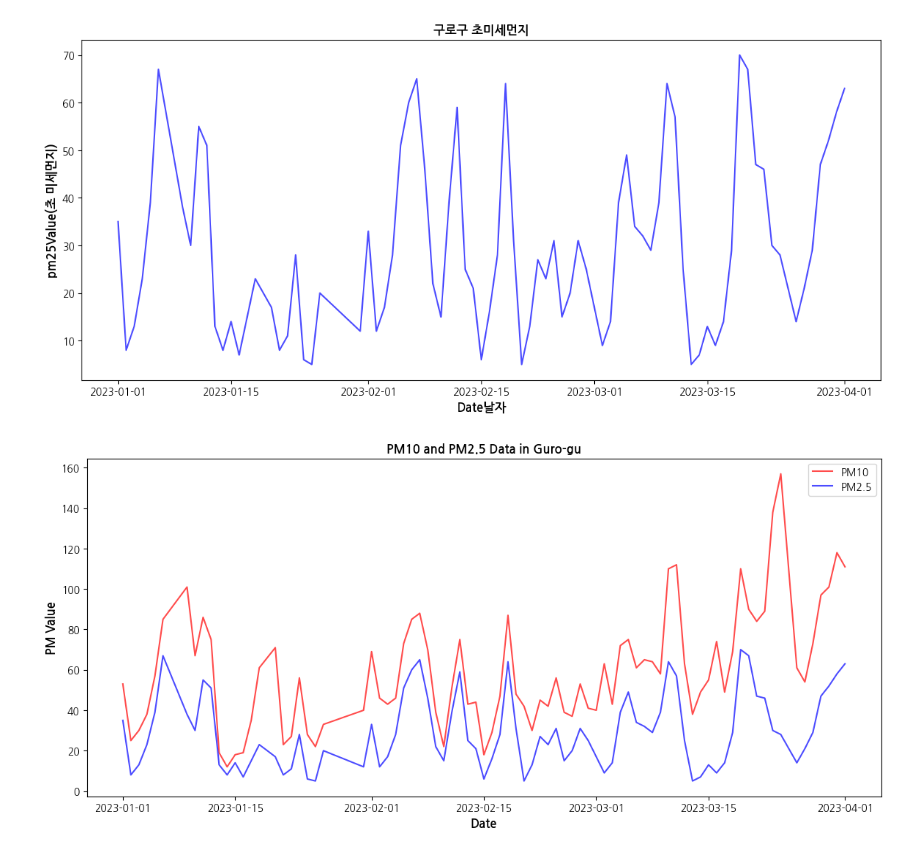
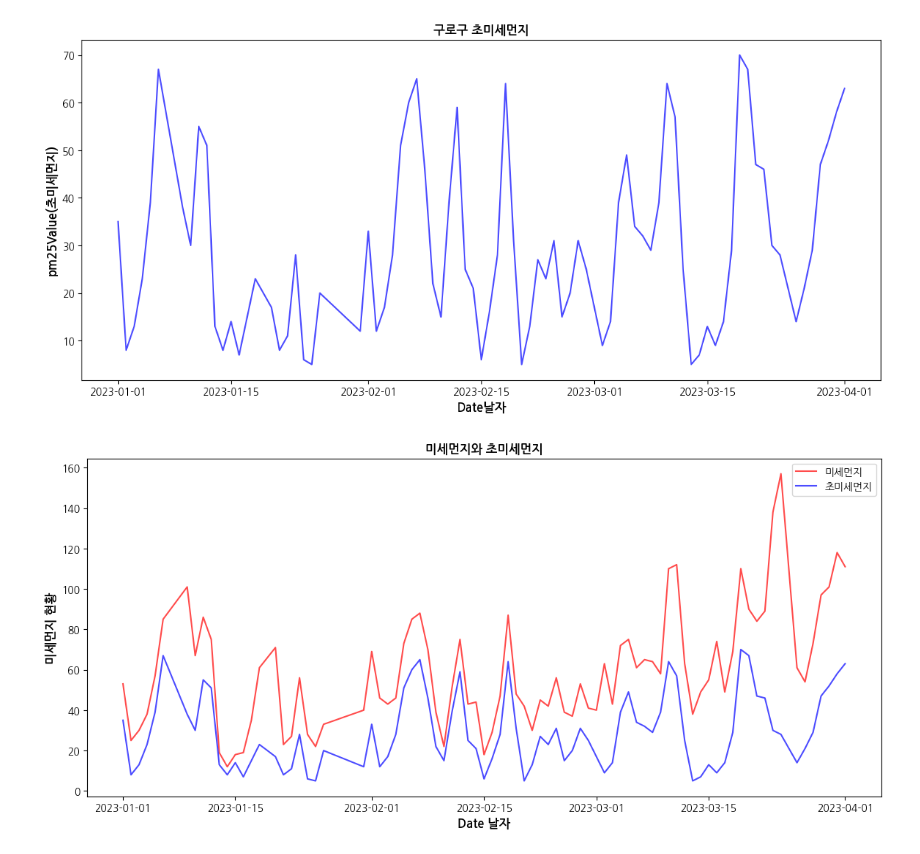
Before and after one commit to shjbkgkjbsd/python, a Jupyter notebook: 기말.ipynb, the cells around one changed output. Saved outputs shown, nothing was run; the diff lists cells and outputs as text; code cells hidden in the pictures.

```diff
--- a/기말.ipynb
+++ b/기말.ipynb
@@ -95,25 +95,25 @@ Text(0.5, 1.0, '구로구 초미세먼지')
 # %%
 import matplotlib.pyplot as plt
 
 # 'msurDt' 열을 날짜 형식으로 변환
 df['msurDt'] = pd.to_datetime(df['msurDt'])
 
 # 'pm10Value' 열을 수치형(float)으로 변환
 df['pm10Value'] = pd.to_numeric(df['pm10Value'], downcast='float')
 
 # 'pm25Value' 열을 수치형(float)으로 변환
 df['pm25Value'] = pd.to_numeric(df['pm25Value'], downcast='float')
 
 # 그래프 그리기
 plt.figure(figsize=(14, 6))
-plt.plot(df['msurDt'], df['pm10Value'], color='r', lw=1.5, alpha=0.7, label='PM10')
-plt.plot(df['msurDt'], df['pm25Value'], color='blue', lw=1.5, alpha=0.7, label='PM2.5')
+plt.plot(df['msurDt'], df['pm10Value'], color='r', lw=1.5, alpha=0.7, label='미세먼지')
+plt.plot(df['msurDt'], df['pm25Value'], color='blue', lw=1.5, alpha=0.7, label='초미세먼지')
 
-plt.xlabel('Date', fontweight='bold', fontsize=12)
-plt.ylabel('PM Value', fontweight='bold', fontsize=12)
-plt.title('PM10 and PM2.5 Data in Guro-gu', fontweight='bold', fontsize=12)
+plt.xlabel('Date 날자', fontweight='bold', fontsize=12)
+plt.ylabel('미세먼지 현황', fontweight='bold', fontsize=12)
+plt.title('미세먼지와 초미세먼지', fontweight='bold', fontsize=12)
 
 plt.legend()
 plt.show()
 # %% [output]
-[figure, old version]
+[figure, new version]
```
Also changed, not shown: parts of 3 cells of this notebook.
